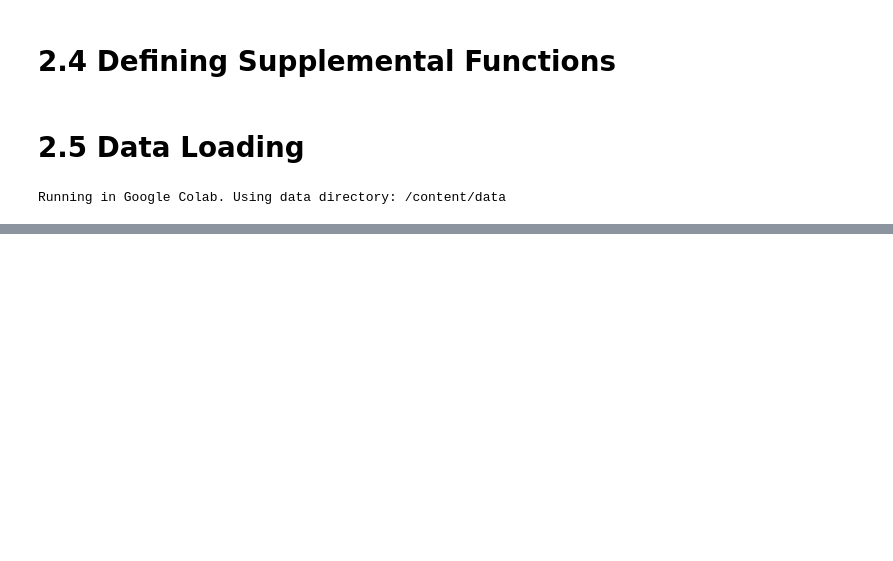
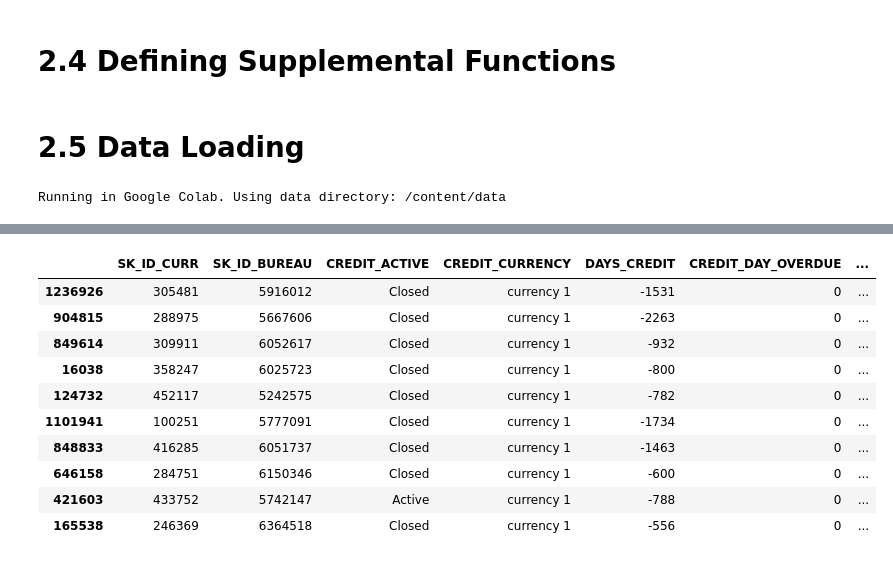
Before and after one commit to leksea/loan-default-prediction, a Jupyter notebook: loan-default-prediction.ipynb, the cells around one changed output, grey strips where cells are left out. Cells and saved outputs as stored; diff of their text form; code cells hidden in the pictures; blank space fills up the shorter version.

```diff
--- a/loan-default-prediction.ipynb
+++ b/loan-default-prediction.ipynb
@@ -326,0 +350,15 @@ Running built-in functions to gain insights about the data frames.
+# %%
+# print 10 random rows from all dataframes
+df_bureau.sample(10, random_state=42)
+# %% [output]
+|  | SK_ID_CURR | SK_ID_BUREAU | CREDIT_ACTIVE | CREDIT_CURRENCY | DAYS_CREDIT | CREDIT_DAY_OVERDUE | ... |
+| 1236926 | 305481 | 5916012 | Closed | currency 1 | -1531 | 0 | ... |
+| 904815 | 288975 | 5667606 | Closed | currency 1 | -2263 | 0 | ... |
+| 849614 | 309911 | 6052617 | Closed | currency 1 | -932 | 0 | ... |
+| 16038 | 358247 | 6025723 | Closed | currency 1 | -800 | 0 | ... |
+| 124732 | 452117 | 5242575 | Closed | currency 1 | -782 | 0 | ... |
+| 1101941 | 100251 | 5777091 | Closed | currency 1 | -1734 | 0 | ... |
+| 848833 | 416285 | 6051737 | Closed | currency 1 | -1463 | 0 | ... |
+| 646158 | 284751 | 6150346 | Closed | currency 1 | -600 | 0 | ... |
+| 421603 | 433752 | 5742147 | Active | currency 1 | -788 | 0 | ... |
+| 165538 | 246369 | 6364518 | Closed | currency 1 | -556 | 0 | ... |
```
Also changed, not shown: parts of 23 cells of this notebook.
